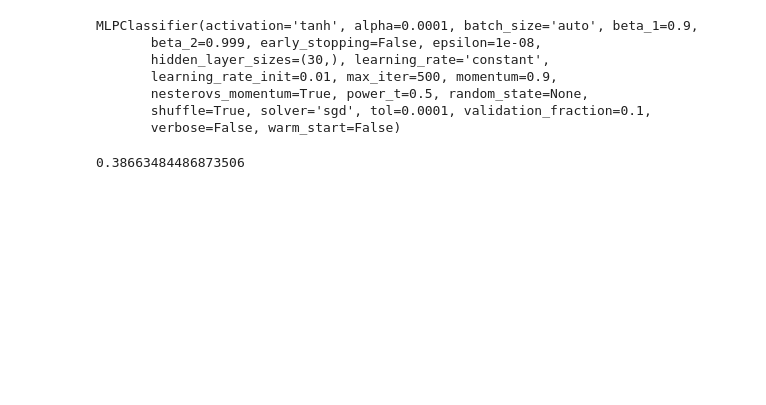
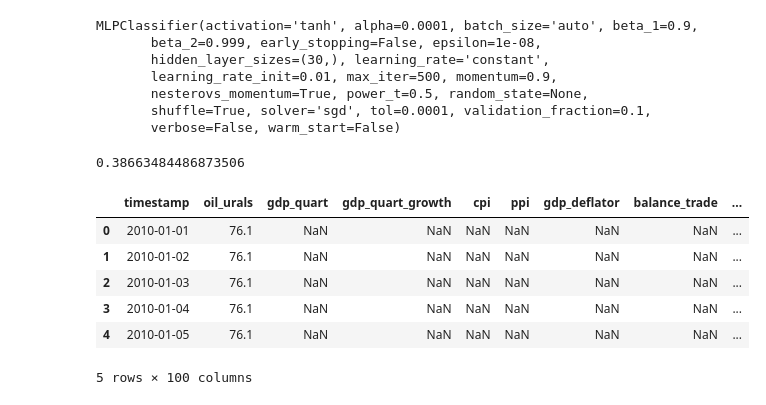
Before and after one commit to JulesLandrySimard/Kaggle-Sberbank, a Jupyter notebook: achu.ipynb, the cells around one changed output. Cells and saved outputs as stored; diff of their text form; code cells hidden in the pictures; blank space fills up the shorter version.

```diff
--- a/achu.ipynb
+++ b/achu.ipynb
@@ -136,0 +237,13 @@ pred_maxfloor = mlp.predict(X_test_maxfloor)
+# %%
+df_macro = pd.read_csv('macro 2.csv')
+df_macro.timestamp = pd.to_datetime(df_macro['timestamp'])
+# %%
+df_macro.head()
+# %% [output]
+|  | timestamp | oil_urals | gdp_quart | gdp_quart_growth | cpi | ppi | gdp_deflator | balance_trade | ... |
+| 0 | 2010-01-01 | 76.1 | NaN | NaN | NaN | NaN | NaN | NaN | ... |
+| 1 | 2010-01-02 | 76.1 | NaN | NaN | NaN | NaN | NaN | NaN | ... |
+| 2 | 2010-01-03 | 76.1 | NaN | NaN | NaN | NaN | NaN | NaN | ... |
+| 3 | 2010-01-04 | 76.1 | NaN | NaN | NaN | NaN | NaN | NaN | ... |
+| 4 | 2010-01-05 | 76.1 | NaN | NaN | NaN | NaN | NaN | NaN | ... |
+5 rows × 100 columns
```
Also changed, not shown: parts of 42 cells of this notebook.
